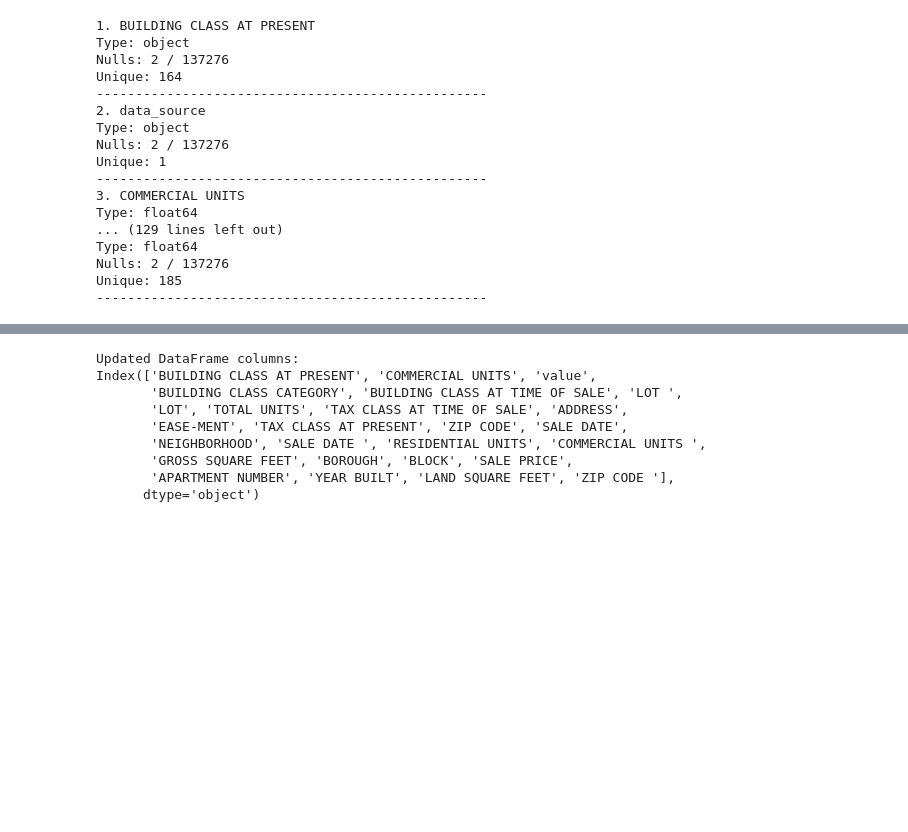
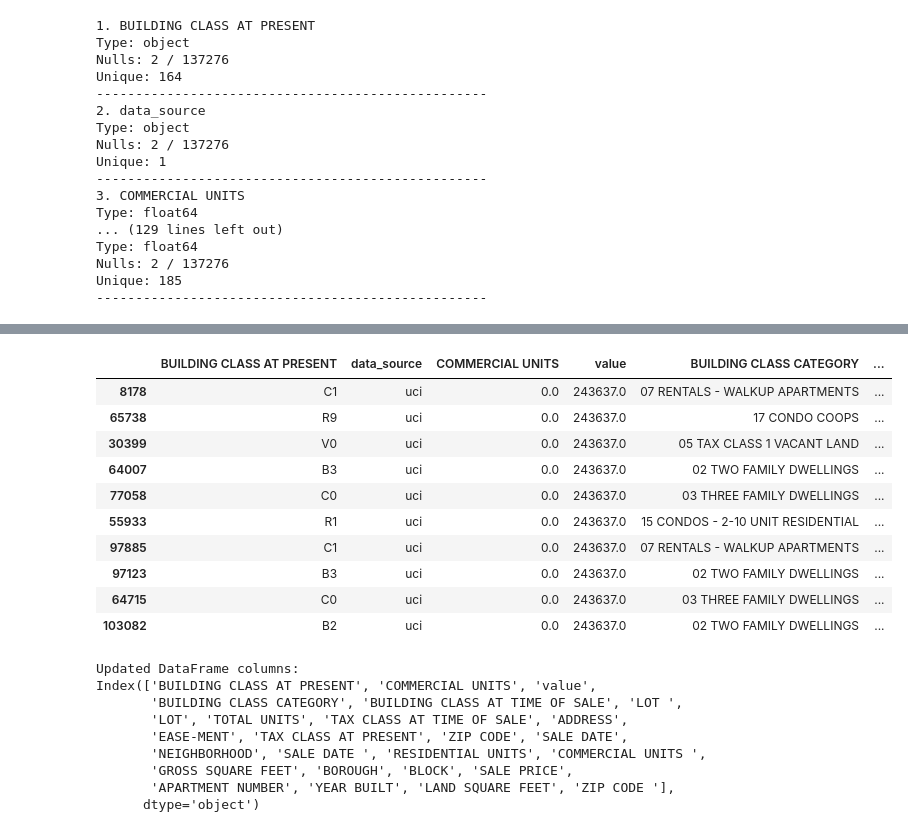
Before and after one commit to alejolondonm/NYC-houses, a Jupyter notebook: DataPreparation/initial-data-download.ipynb, the cells around one changed output, grey strips where cells are left out. Saved outputs shown, nothing was run; the diff lists cells and outputs as text; code cells hidden in the pictures; blank space fills up the shorter version.

Commit message:
Display Max Columns added

```diff
--- a/DataPreparation/initial-data-download.ipynb
+++ b/DataPreparation/initial-data-download.ipynb
@@ -6,6 +6,8 @@ from pathlib import Path
 import pandas as pd
 # %% [markdown]
 # 🗃️ ***Load Data***
+# %%
+pd.set_option('display.max_columns', None)
 # %%
 url_data = "https://github.com/JoseRZapata/Data_analysis_notebooks/raw/refs/heads/main/data/datasets/nyc-rolling-sales_data.csv"
 nyc_houses_df = pd.read_csv(url_data, low_memory=False)  # no parsing of mixed types
@@ -140,3 +88,17 @@ display(second_half_sample)
+# %%
+nyc_houses_df.sample(10)
+# %% [output]
+|  | BUILDING CLASS AT PRESENT | data_source | COMMERCIAL UNITS | value | BUILDING CLASS CATEGORY | ... |
+| 8178 | C1 | uci | 0.0 | 243637.0 | 07 RENTALS - WALKUP APARTMENTS | ... |
+| 65738 | R9 | uci | 0.0 | 243637.0 | 17 CONDO COOPS | ... |
+| 30399 | V0 | uci | 0.0 | 243637.0 | 05 TAX CLASS 1 VACANT LAND | ... |
+| 64007 | B3 | uci | 0.0 | 243637.0 | 02 TWO FAMILY DWELLINGS | ... |
+| 77058 | C0 | uci | 0.0 | 243637.0 | 03 THREE FAMILY DWELLINGS | ... |
+| 55933 | R1 | uci | 0.0 | 243637.0 | 15 CONDOS - 2-10 UNIT RESIDENTIAL | ... |
+| 97885 | C1 | uci | 0.0 | 243637.0 | 07 RENTALS - WALKUP APARTMENTS | ... |
+| 97123 | B3 | uci | 0.0 | 243637.0 | 02 TWO FAMILY DWELLINGS | ... |
+| 64715 | C0 | uci | 0.0 | 243637.0 | 03 THREE FAMILY DWELLINGS | ... |
+| 103082 | B2 | uci | 0.0 | 243637.0 | 02 TWO FAMILY DWELLINGS | ... |
 # %%
 # non-relevant columns
 nyc_houses_df = nyc_houses_df.drop(columns=['data_source','xml','Unnamed: 0'])
```
Also changed, not shown: parts of 3 cells of this notebook.
